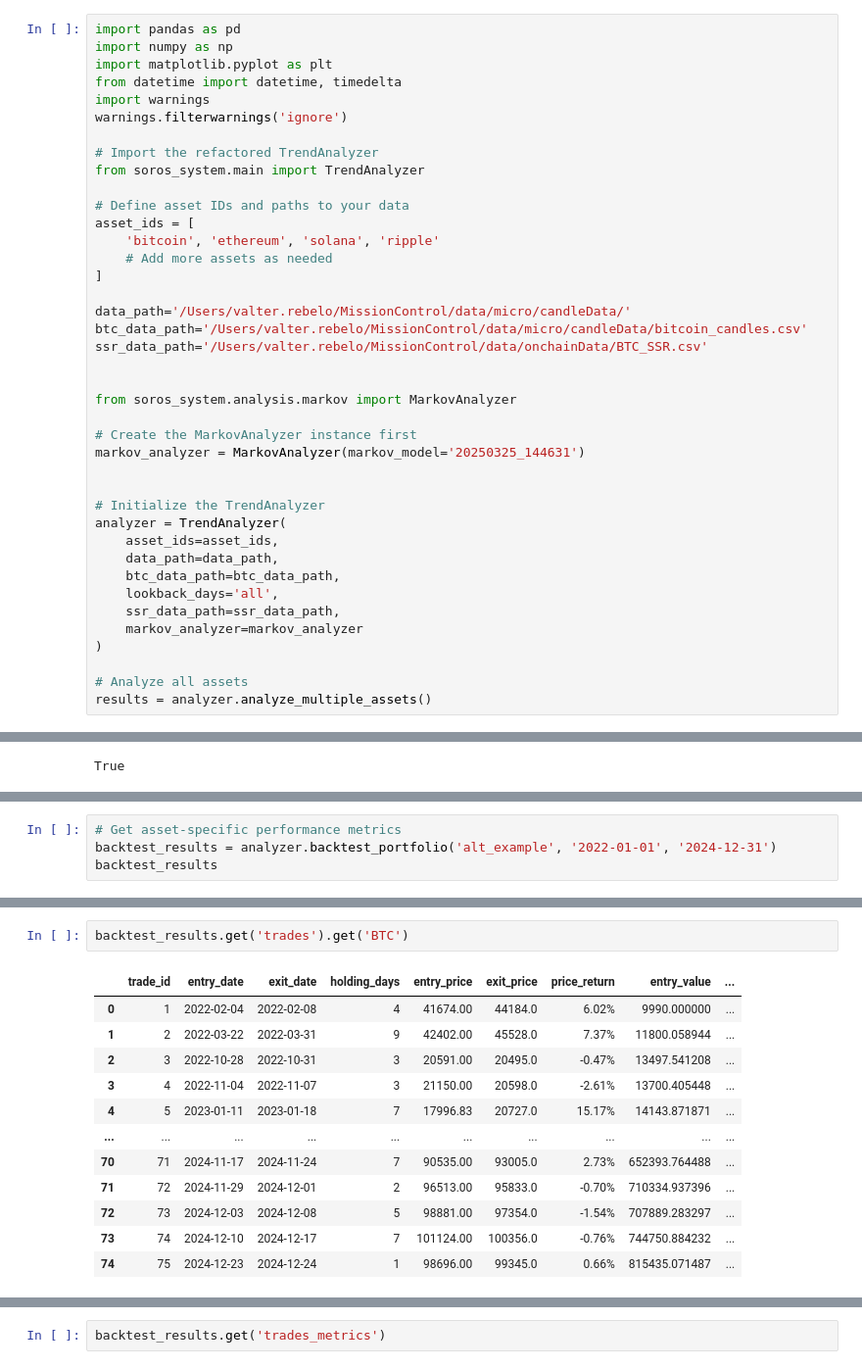
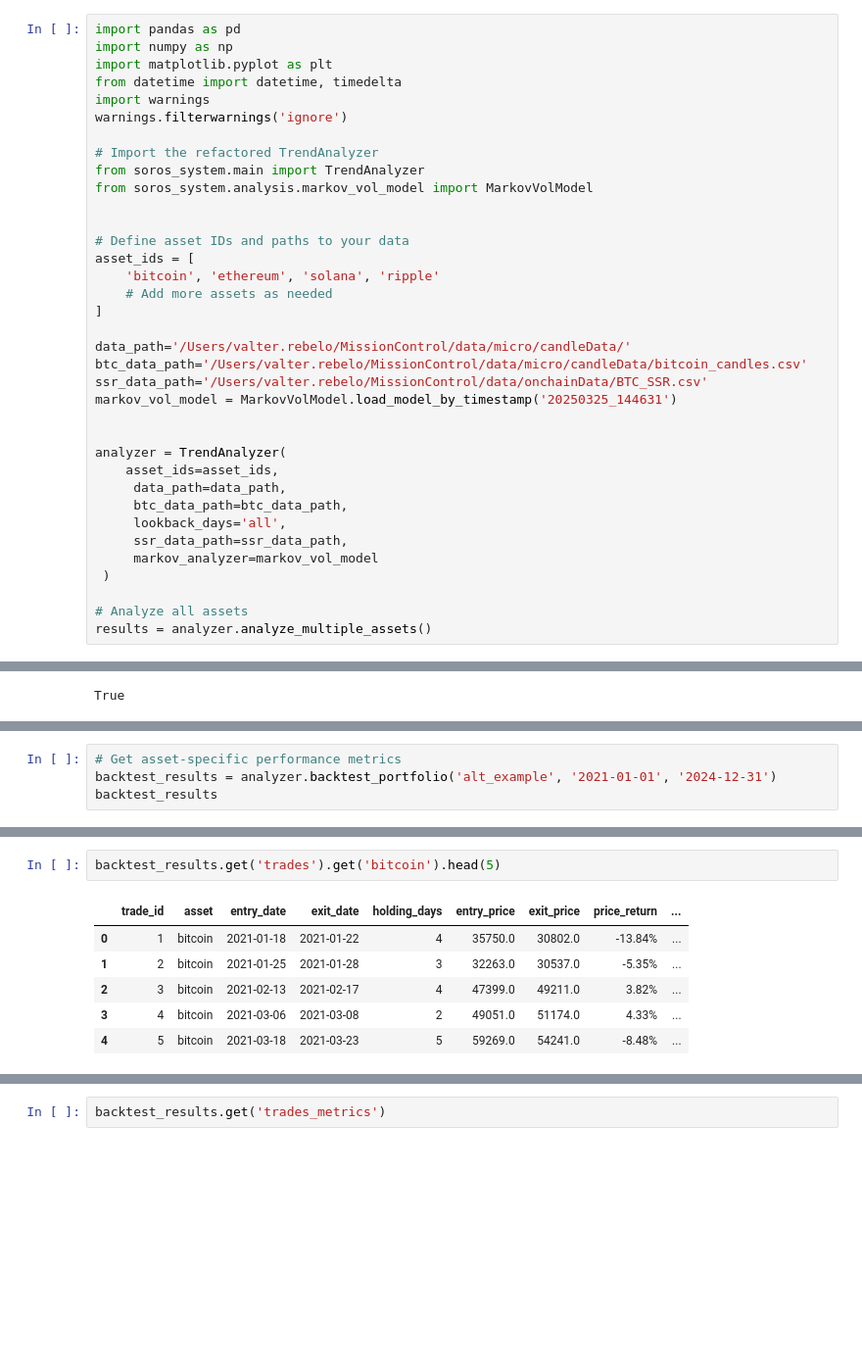
Before and after one commit to GabriellaAM/missioncontrolproject, a Jupyter notebook: soros_test_ii.ipynb, the cells around one changed output, grey strips where cells are left out. Shown at 98% size. Cells and saved outputs as stored; diff of their text form; blank space fills up the shorter version.

Commit message:
refactores portfolio manager and backtester. Need to fix details.

```diff
--- a/soros_test_ii.ipynb
+++ b/soros_test_ii.ipynb
@@ -8,6 +8,8 @@ warnings.filterwarnings('ignore')
 
 # Import the refactored TrendAnalyzer
 from soros_system.main import TrendAnalyzer
+from soros_system.analysis.markov_vol_model import MarkovVolModel
+
 
 # Define asset IDs and paths to your data
 asset_ids = [
@@ -18,23 +20,17 @@ asset_ids = [
 data_path='/Users/valter.rebelo/MissionControl/data/micro/candleData/'
 btc_data_path='/Users/valter.rebelo/MissionControl/data/micro/candleData/bitcoin_candles.csv'
 ssr_data_path='/Users/valter.rebelo/MissionControl/data/onchainData/BTC_SSR.csv'
+markov_vol_model = MarkovVolModel.load_model_by_timestamp('20250325_144631')
 
 
-from soros_system.analysis.markov import MarkovAnalyzer
-
-# Create the MarkovAnalyzer instance first
-markov_analyzer = MarkovAnalyzer(markov_model='20250325_144631')
-
-
-# Initialize the TrendAnalyzer
 analyzer = TrendAnalyzer(
     asset_ids=asset_ids,
-    data_path=data_path,
-    btc_data_path=btc_data_path,
-    lookback_days='all',
-    ssr_data_path=ssr_data_path,
-    markov_analyzer=markov_analyzer
-)
+     data_path=data_path,
+     btc_data_path=btc_data_path,
+     lookback_days='all',
+     ssr_data_path=ssr_data_path,
+     markov_analyzer=markov_vol_model
+ )
 
 # Analyze all assets
 results = analyzer.analyze_multiple_assets()
@@ -232,5 +294,5 @@ print(portfolio_info)
 # %%
 # Get asset-specific performance metrics
-backtest_results = analyzer.backtest_portfolio('alt_example', '2022-01-01', '2024-12-31')
+backtest_results = analyzer.backtest_portfolio('alt_example', '2021-01-01', '2024-12-31')
 backtest_results
 # %% [output]
@@ -238,15 +339,9 @@ AttributeError: 'list' object has no attribute 'get'
 # %%
-backtest_results.get('trades').get('BTC')
+backtest_results.get('trades').get('bitcoin').head(5)
 # %% [output]
-|  | trade_id | entry_date | exit_date | holding_days | entry_price | exit_price | price_return | entry_value | ... |
-| 0 | 1 | 2022-02-04 | 2022-02-08 | 4 | 41674.00 | 44184.0 | 6.02% | 9990.000000 | ... |
-| 1 | 2 | 2022-03-22 | 2022-03-31 | 9 | 42402.00 | 45528.0 | 7.37% | 11800.058944 | ... |
-| 2 | 3 | 2022-10-28 | 2022-10-31 | 3 | 20591.00 | 20495.0 | -0.47% | 13497.541208 | ... |
-| 3 | 4 | 2022-11-04 | 2022-11-07 | 3 | 21150.00 | 20598.0 | -2.61% | 13700.405448 | ... |
-| 4 | 5 | 2023-01-11 | 2023-01-18 | 7 | 17996.83 | 20727.0 | 15.17% | 14143.871871 | ... |
-| ... | ... | ... | ... | ... | ... | ... | ... | ... | ... |
-| 70 | 71 | 2024-11-17 | 2024-11-24 | 7 | 90535.00 | 93005.0 | 2.73% | 652393.764488 | ... |
-| 71 | 72 | 2024-11-29 | 2024-12-01 | 2 | 96513.00 | 95833.0 | -0.70% | 710334.937396 | ... |
-| 72 | 73 | 2024-12-03 | 2024-12-08 | 5 | 98881.00 | 97354.0 | -1.54% | 707889.283297 | ... |
-| 73 | 74 | 2024-12-10 | 2024-12-17 | 7 | 101124.00 | 100356.0 | -0.76% | 744750.884232 | ... |
-| 74 | 75 | 2024-12-23 | 2024-12-24 | 1 | 98696.00 | 99345.0 | 0.66% | 815435.071487 | ... |
+|  | trade_id | asset | entry_date | exit_date | holding_days | entry_price | exit_price | price_return | ... |
+| 0 | 1 | bitcoin | 2021-01-18 | 2021-01-22 | 4 | 35750.0 | 30802.0 | -13.84% | ... |
+| 1 | 2 | bitcoin | 2021-01-25 | 2021-01-28 | 3 | 32263.0 | 30537.0 | -5.35% | ... |
+| 2 | 3 | bitcoin | 2021-02-13 | 2021-02-17 | 4 | 47399.0 | 49211.0 | 3.82% | ... |
+| 3 | 4 | bitcoin | 2021-03-06 | 2021-03-08 | 2 | 49051.0 | 51174.0 | 4.33% | ... |
+| 4 | 5 | bitcoin | 2021-03-18 | 2021-03-23 | 5 | 59269.0 | 54241.0 | -8.48% | ... |
```
Also changed, not shown: parts of 18 cells of this notebook, 19 other files.
